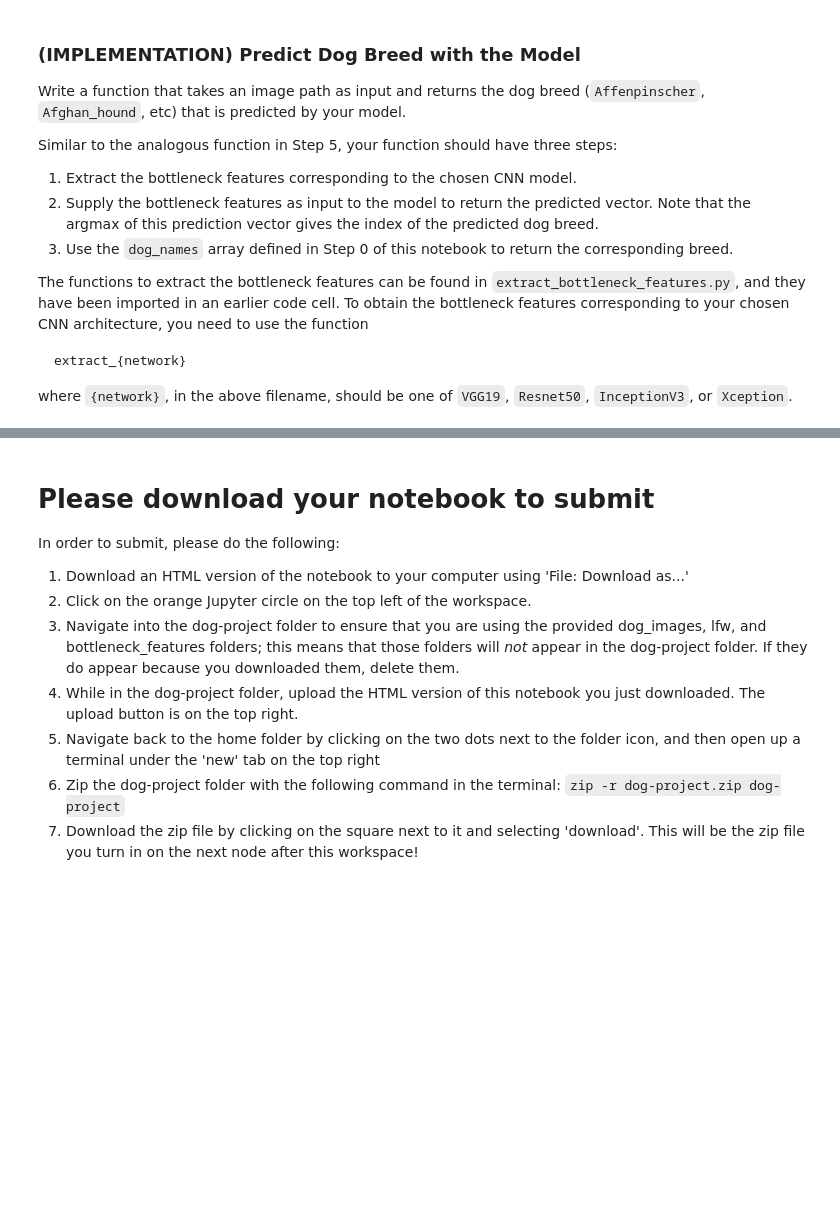
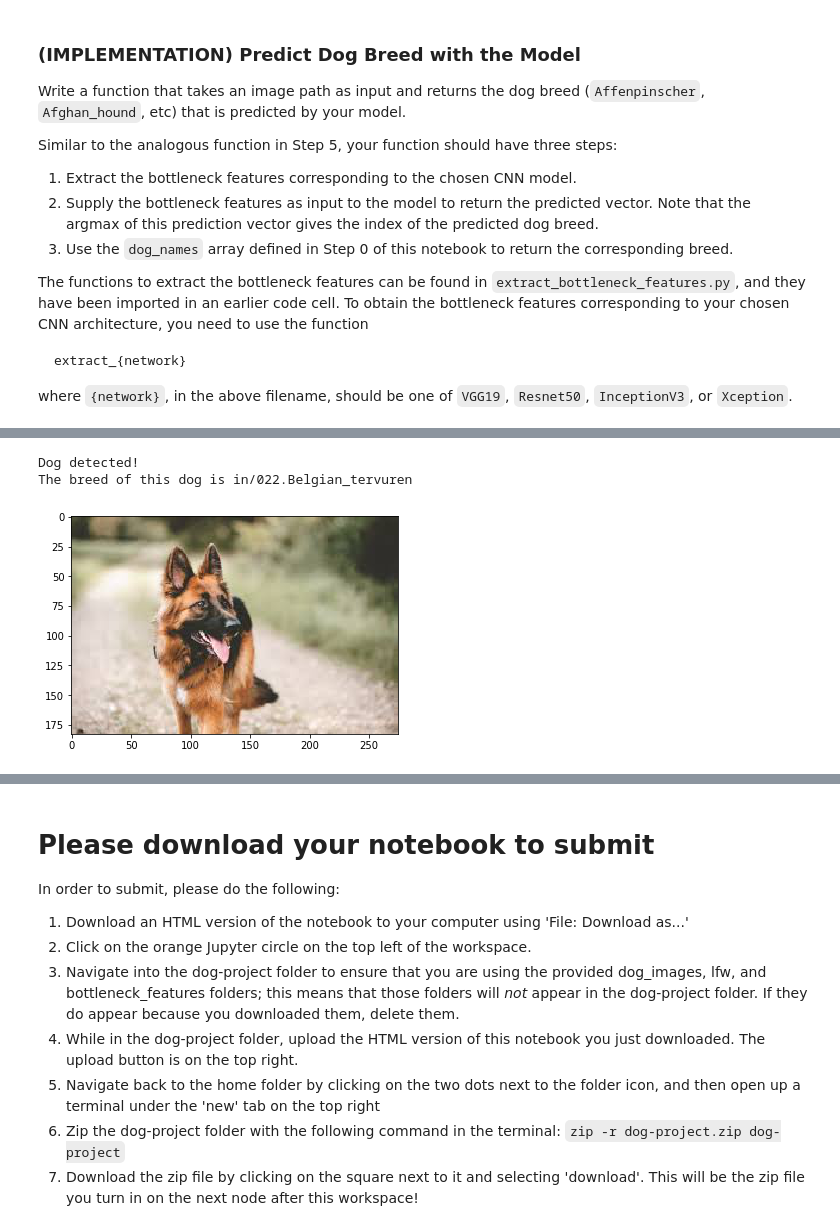
Before and after one commit to fgessa/dog_breed_classifier, a Jupyter notebook: dog_app.ipynb, the cells around one changed output, grey strips where cells are left out. Saved outputs shown, nothing was run; the diff lists cells and outputs as text; code cells hidden in the pictures; blank space fills up the shorter version.

```diff
--- a/dog_app.ipynb
+++ b/dog_app.ipynb
@@ -799,0 +843,6 @@ The are 8 test images samples
+# %%
+predict_dog_breed(samples_test_images[3])
+# %% [output]
+Dog detected!
+The breed of this dog is in/022.Belgian_tervuren
+[figure, added]
```
Also changed, not shown: parts of 23 cells of this notebook.
